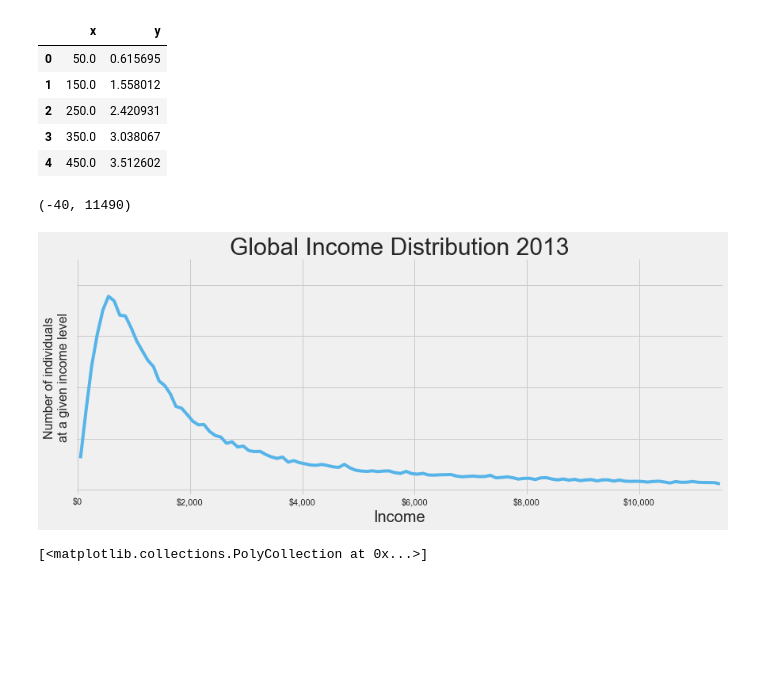
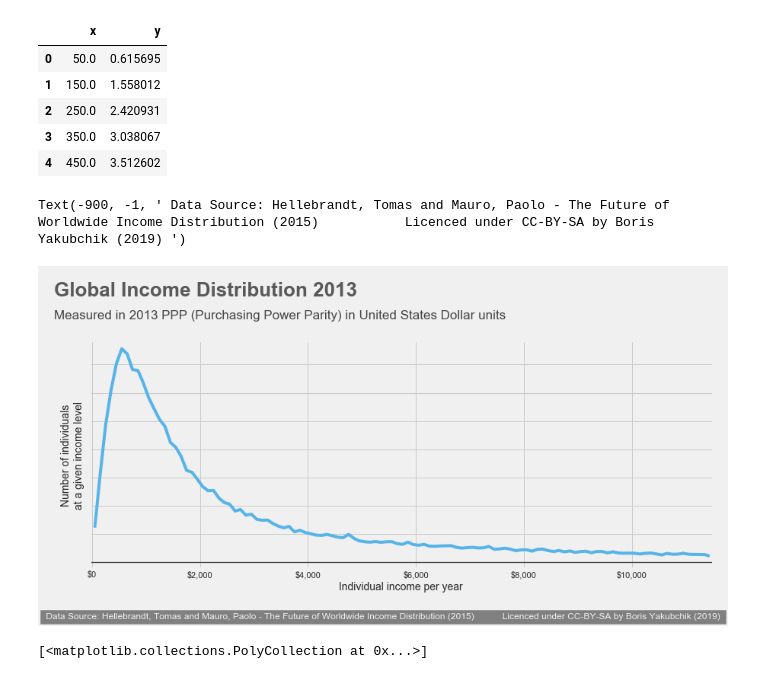
Before and after one commit to whyboris/Global-Income-Distribution, a Jupyter notebook: global_income_distribution.ipynb, the cells around one changed output. Drawn from its saved outputs; the diff is of its cells as text; code cells hidden in the pictures; blank space fills up the shorter version.

```diff
--- a/global_income_distribution.ipynb
+++ b/global_income_distribution.ipynb
@@ -101,29 +101,64 @@ bigger_buckets.head(5)
 # %%
 chart = sns.relplot(
   x="x",
   y="y",
   kind="line",
   data=bigger_buckets,
   color=my_line_color,
   height=5,
   aspect=10/4
 )
 
-chart.axes[0][0].set_title("Global Income Distribution 2013", fontsize=30)
-chart.axes[0][0].set_xlabel("Income",fontsize=20)
-chart.axes[0][0].set_ylabel("Number of individuals\nat a given income level",fontsize=16)
+# empty character placed above the title to give title more space above
+chart.axes[0][0].text(
+  x = -8,
+  y = 5,
+  s = " ")
+
+chart.axes[0][0].text(
+  x = -700,
+  y = 4.7,
+  s = "Global Income Distribution 2013",
+     fontsize = 26, weight = 'bold', alpha = .75)
+
+# chart.axes[0][0].text(
+#   x = -700,
+#   y = 6,
+#   s = 'Individual income vs percentile of world population',
+#   fontsize = 19, alpha = .85)
+
+chart.axes[0][0].text(
+  x = -700,
+  y = 4.3,
+  s = 'Measured in 2013 PPP (Purchasing Power Parity) in United States Dollar units',
+  fontsize = 17, alpha = .85)
+
+chart.axes[0][0].axhline(y = 0, color = 'black', linewidth = 1.3, alpha = .7)     # horizonal line on bottom
+
+# chart.axes[0][0].set_title("Global Income Distribution 2013", fontsize=30)
+chart.axes[0][0].set_xlabel("Individual income per year",fontsize=14)
+chart.axes[0][0].set_ylabel("Number of individuals\nat a given income level",fontsize=14)
 
 xticks = chart.axes[0][0].get_xticks()
 xlabels = ['$' + '{:,.0f}'.format(x) for x in xticks]
 chart.set_xticklabels(xlabels)
 
 chart.set_yticklabels([])
 
-chart.axes[0][0].set_ylim(-0.1, N * 0.9)
+chart.axes[0][0].set_ylim(-0.1, N * 0.78)
 chart.axes[0][0].set_xlim(-40, 11490)
+
+# SIGNATURE BAR
+chart.axes[0][0].text(
+    x = -900,
+    y = -1,
+    s = ' Data Source: Hellebrandt, Tomas and Mauro, Paolo - The Future of Worldwide Income Distribution (2015)           Licenced under CC-BY-SA by Boris Yakubchik (2019) ',
+    fontsize = 12,
+    color = '#f0f0f0',
+    backgroundcolor = 'grey')
 # %% [output]
-(-40, 11490)
+Text(-900, -1, ' Data Source: Hellebrandt, Tomas and Mauro, Paolo - The Future of Worldwide Income Distribution (2015)           Licenced under CC-BY-SA by Boris Yakubchik (2019) ')
-[figure, old version]
+[figure, new version]
 # %%
 plt.stackplot(bigger_buckets["x"], bigger_buckets["y"], alpha=0.5)
 # %% [output]
```
Also changed, not shown: parts of 4 cells of this notebook, 1 other file.
